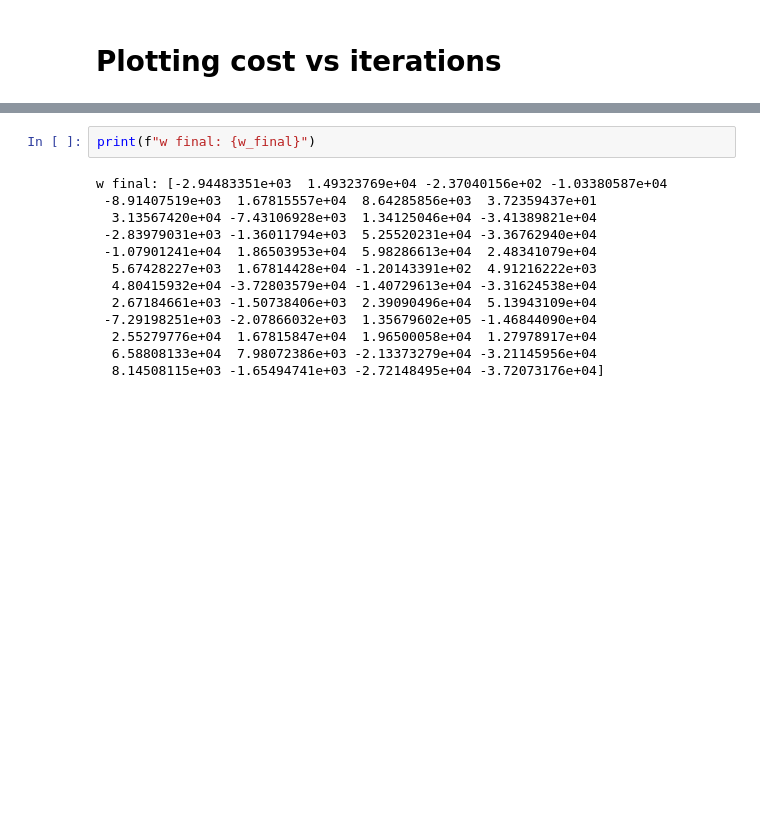
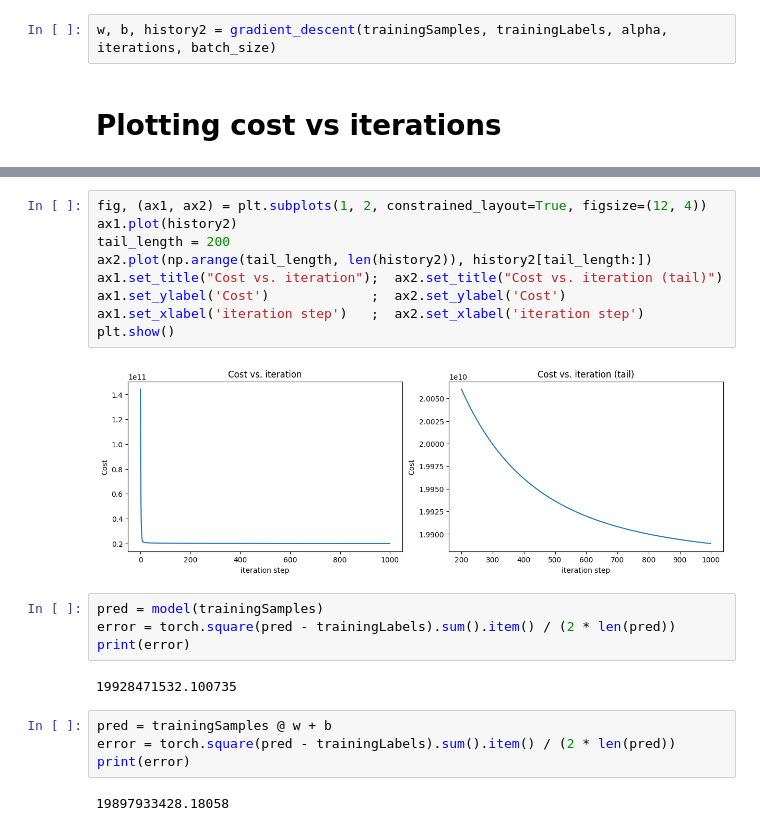
Before and after one commit to a-h-i/house-sale-king-county, a Jupyter notebook: regression.ipynb, the cells around one changed output, grey strips where cells are left out. Cells and saved outputs as stored; diff of their text form; blank space fills up the shorter version.

```diff
--- a/regression.ipynb
+++ b/regression.ipynb
@@ -110,3 +91,5 @@ Final cost: 18653160141.11583
+# %%
+w, b, history2 = gradient_descent(trainingSamples, trainingLabels, alpha, iterations, batch_size)
 # %% [markdown]
 # Plotting cost vs iterations
 # %%
@@ -124,15 +106,23 @@ plt.show()
-# %%
-print(f"w final: {w_final}")
-# %% [output]
-w final: [-2.94483351e+03  1.49323769e+04 -2.37040156e+02 -1.03380587e+04
- -8.91407519e+03  1.67815557e+04  8.64285856e+03  3.72359437e+01
-  3.13567420e+04 -7.43106928e+03  1.34125046e+04 -3.41389821e+04
- -2.83979031e+03 -1.36011794e+03  5.25520231e+04 -3.36762940e+04
- -1.07901241e+04  1.86503953e+04  5.98286613e+04  2.48341079e+04
-  5.67428227e+03  1.67814428e+04 -1.20143391e+02  4.91216222e+03
-  4.80415932e+04 -3.72803579e+04 -1.40729613e+04 -3.31624538e+04
-  2.67184661e+03 -1.50738406e+03  2.39090496e+04  5.13943109e+04
- -7.29198251e+03 -2.07866032e+03  1.35679602e+05 -1.46844090e+04
-  2.55279776e+04  1.67815847e+04  1.96500058e+04  1.27978917e+04
-  6.58808133e+04  7.98072386e+03 -2.13373279e+04 -3.21145956e+04
-  8.14508115e+03 -1.65494741e+03 -2.72148495e+04 -3.72073176e+04]
+# %%
+fig, (ax1, ax2) = plt.subplots(1, 2, constrained_layout=True, figsize=(12, 4))
+ax1.plot(history2)
+tail_length = 200
+ax2.plot(np.arange(tail_length, len(history2)), history2[tail_length:])
+ax1.set_title("Cost vs. iteration");  ax2.set_title("Cost vs. iteration (tail)")
+ax1.set_ylabel('Cost')             ;  ax2.set_ylabel('Cost')
+ax1.set_xlabel('iteration step')   ;  ax2.set_xlabel('iteration step')
+plt.show()
+# %% [output]
+[figure, added]
+# %%
+pred = model(trainingSamples)
+error = torch.square(pred - trainingLabels).sum().item() / (2 * len(pred))
+print(error)
+# %% [output]
+19928471532.100735
+# %%
+pred = trainingSamples @ w + b
+error = torch.square(pred - trainingLabels).sum().item() / (2 * len(pred))
+print(error)
+# %% [output]
+19897933428.18058
```
Also changed, not shown: parts of 10 cells of this notebook, 3 other files.
